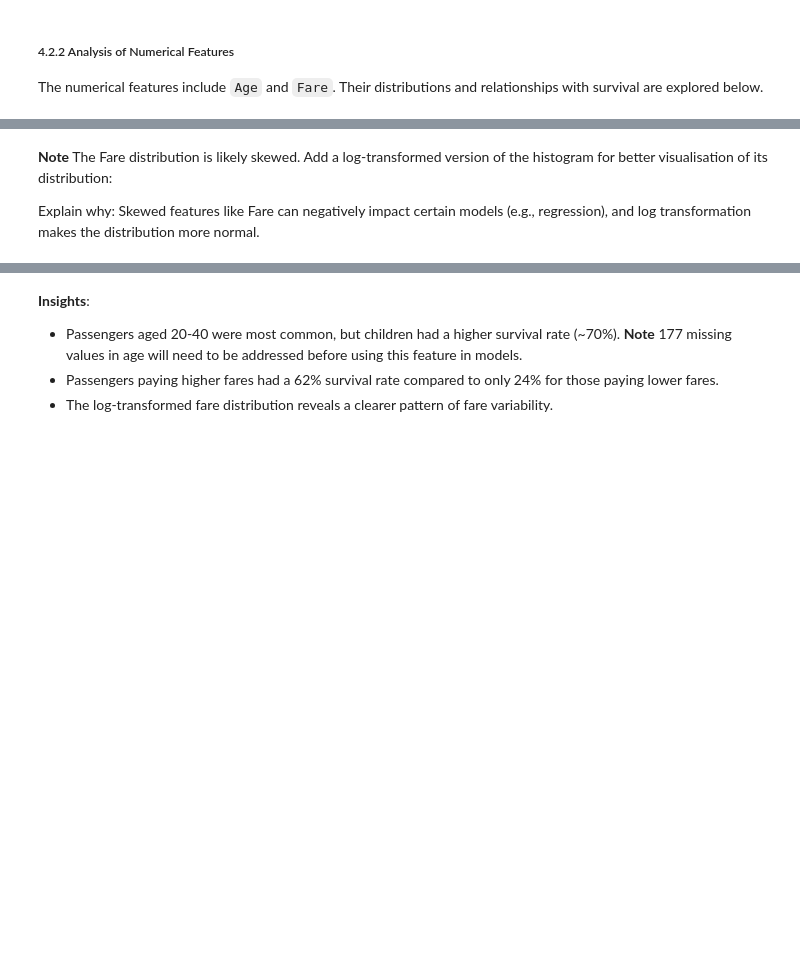
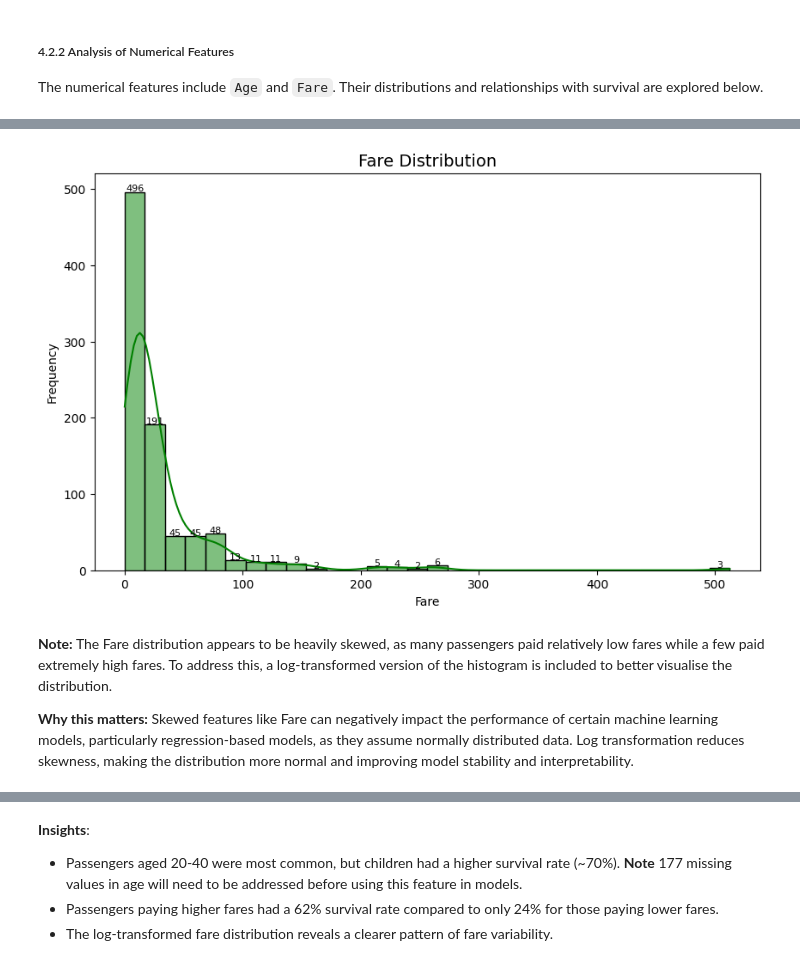
Before and after one commit to RJay02/Artificial-Intelligence, a Jupyter notebook: S2 Machine Learning AI Scientific/Machine Learning Algorithms.ipynb, the cells around one changed output, grey strips where cells are left out. Drawn from its saved outputs; the diff is of its cells as text; code cells hidden in the pictures; blank space fills up the shorter version.

```diff
--- a/S2 Machine Learning AI Scientific/Machine Learning Algorithms.ipynb
+++ b/S2 Machine Learning AI Scientific/Machine Learning Algorithms.ipynb
@@ -426,5 +440,21 @@ plt.show()
+# %%
+# Distribution of Fare
+plt.figure(figsize=(10, 6))
+fare_hist = sns.histplot(train_data["Fare"], bins=30, kde=True, color="green")
+plt.title("Fare Distribution", fontsize=14)
+plt.xlabel("Fare")
+plt.ylabel("Frequency")
+# Annotating the bars
+for patch in fare_hist.patches:
+    height = patch.get_height()
+    if height > 0:  # Avoid labels for empty bins
+        plt.text(patch.get_x() + patch.get_width() / 2, height + 1, int(height), ha="center", fontsize=8)
+
+plt.show()
+# %% [output]
+[figure, added]
 # %% [markdown]
-**Note** The Fare distribution is likely skewed. Add a log-transformed version of the histogram for better visualisation of its distribution:
+**Note:** The Fare distribution appears to be heavily skewed, as many passengers paid relatively low fares while a few paid extremely high fares. To address this, a log-transformed version of the histogram is included to better visualise the distribution.
 
-Explain why: Skewed features like Fare can negatively impact certain models (e.g., regression), and log transformation makes the distribution more normal.
+**Why this matters:** Skewed features like Fare can negatively impact the performance of certain machine learning models, particularly regression-based models, as they assume normally distributed data. Log transformation reduces skewness, making the distribution more normal and improving model stability and interpretability.
 # %%
```
Also changed, not shown: parts of 19 cells of this notebook.
